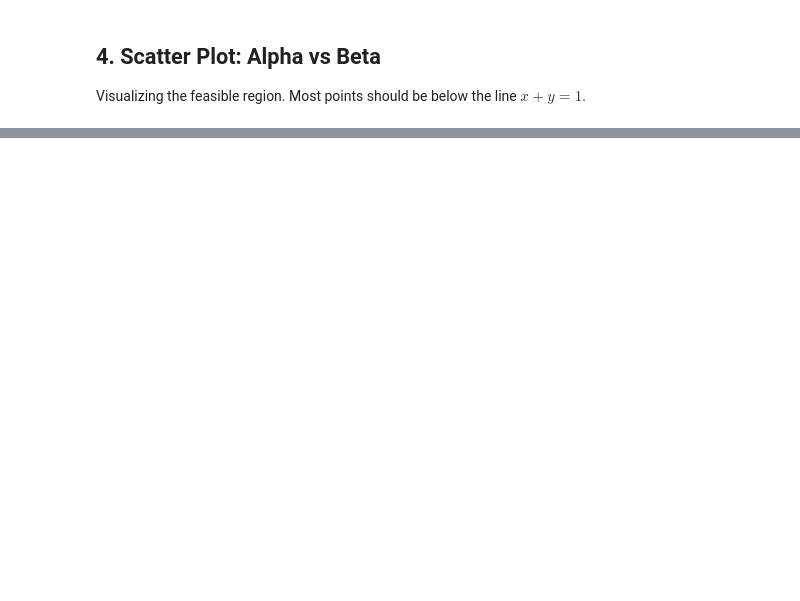
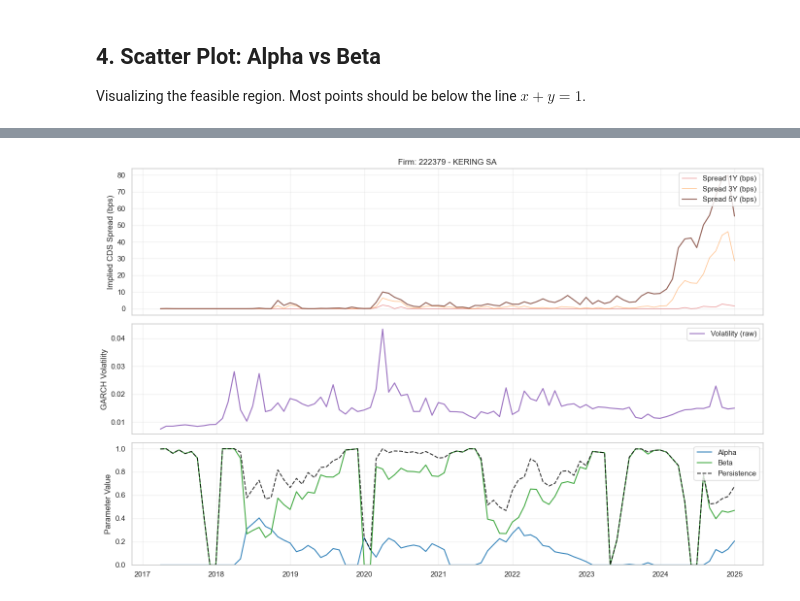
Before and after one commit to ChaseW3/Seminar-QF, a Jupyter notebook: Seminar QF/notebooks/garch_parameter_analysis.ipynb, the cells around one changed output, grey strips where cells are left out. Drawn from its saved outputs; the diff is of its cells as text; code cells hidden in the pictures; blank space fills up the shorter version.

```diff
--- a/Seminar QF/notebooks/garch_parameter_analysis.ipynb
+++ b/Seminar QF/notebooks/garch_parameter_analysis.ipynb
@@ -140,0 +295,84 @@ plt.show()
+# %%
+required_cols = ['gvkey', 'date', 'mc_garch_implied_spread_1y', 'mc_garch_implied_spread_3y', 'mc_garch_implied_spread_5y']
+
+if mc_df.empty or not set(required_cols).issubset(set(mc_df.columns)):
+    print("Monte Carlo implied spread columns are missing. Skipping combined plot.")
+else:
+    mc_plot = mc_df[required_cols].copy()
+    mc_plot['gvkey_str'] = mc_plot['gvkey'].astype(str)
+
+    # File stores spreads as decimal rates (0.01 = 100 bps). Convert for readable plots.
+    SPREAD_TO_BPS = 10000
+    for col in ['mc_garch_implied_spread_1y', 'mc_garch_implied_spread_3y', 'mc_garch_implied_spread_5y']:
+        mc_plot[col] = mc_plot[col] * SPREAD_TO_BPS
+
+    vol_plot = vol_df.copy() if not vol_df.empty else pd.DataFrame(columns=['gvkey', 'date', 'garch_volatility'])
+    if not vol_plot.empty:
+        vol_plot['gvkey_str'] = vol_plot['gvkey'].astype(str)
+
+    MAX_FIRMS_TO_PLOT = 4
+    firms_to_plot = sample_firms[:MAX_FIRMS_TO_PLOT]
+
+    if len(sample_firms) > MAX_FIRMS_TO_PLOT:
+        print(f"Showing first {MAX_FIRMS_TO_PLOT} firms for readability. Edit MAX_FIRMS_TO_PLOT to change this.")
+    print("Spread unit conversion applied: decimal rate -> bps (x10,000)")
+    print("Note: spread/parameter alignment uses overlap dates (parameter dates ∩ Monte Carlo dates).")
+
+    for gvkey in firms_to_plot:
+        param_data = df[df['gvkey_str'] == gvkey].sort_values('date')
+        spread_data = mc_plot[mc_plot['gvkey_str'] == gvkey].sort_values('date')
+
+        merged = param_data[['date', 'alpha', 'beta', 'persistence', 'firm_name']].merge(
+            spread_data[['date', 'mc_garch_implied_spread_1y', 'mc_garch_implied_spread_3y', 'mc_garch_implied_spread_5y']],
+            on='date',
+            how='inner'
+        )
+
+        if not vol_plot.empty:
+            firm_vol = vol_plot[vol_plot['gvkey_str'] == gvkey][['date', 'garch_volatility']].sort_values('date')
+            merged = merged.merge(firm_vol, on='date', how='left')
+        else:
+            merged['garch_volatility'] = np.nan
+
+        firm_name = param_data['firm_name'].dropna().iloc[0] if param_data['firm_name'].notna().any() else 'Unknown Name'
+        non_null_vol = merged['garch_volatility'].notna().sum()
+        print(f"{gvkey} - {firm_name}: spread rows={len(spread_data)}, parameter rows={len(param_data)}, overlap rows={len(merged)}, volatility points={non_null_vol}")
+
+        if merged.empty:
+            print(f"No overlapping spread/parameter dates for {gvkey} - {firm_name}")
+            continue
+
+        fig, (ax_top, ax_mid, ax_bottom) = plt.subplots(
+            3, 1, figsize=(14, 9), sharex=True, gridspec_kw={'height_ratios': [1.2, 0.9, 1]}
+        )
+
+        # Top: implied CDS spreads
+        ax_top.plot(merged['date'], merged['mc_garch_implied_spread_1y'], label='Spread 1Y (bps)', color='tab:red', alpha=0.45, linewidth=1.1)
+        ax_top.plot(merged['date'], merged['mc_garch_implied_spread_3y'], label='Spread 3Y (bps)', color='tab:orange', alpha=0.45, linewidth=1.1)
+        ax_top.plot(merged['date'], merged['mc_garch_implied_spread_5y'], label='Spread 5Y (bps)', color='tab:brown', alpha=0.9, linewidth=1.6)
+        ax_top.set_ylabel('Implied CDS Spread (bps)')
+        ax_top.grid(True, alpha=0.3)
+        ax_top.legend(loc='upper right')
+        ax_top.set_title(f"Firm: {gvkey} - {firm_name}")
+
+        # Middle: model volatility
+        if merged['garch_volatility'].notna().any():
+            ax_mid.plot(merged['date'], merged['garch_volatility'], color='tab:purple', alpha=0.9, linewidth=1.6, label='Volatility (raw)')
+            ax_mid.legend(loc='upper right')
+        else:
+            ax_mid.text(0.5, 0.5, 'No overlapping volatility data', transform=ax_mid.transAxes, ha='center', va='center', fontsize=10)
+        ax_mid.set_ylabel('GARCH Volatility')
+        ax_mid.grid(True, alpha=0.3)
+
+        # Bottom: parameters
+        ax_bottom.plot(merged['date'], merged['alpha'], label='Alpha', color='tab:blue', alpha=0.9)
+        ax_bottom.plot(merged['date'], merged['beta'], label='Beta', color='tab:green', alpha=0.9)
+        ax_bottom.plot(merged['date'], merged['persistence'], label='Persistence', color='black', linestyle='--', alpha=0.8)
+        ax_bottom.set_ylabel('Parameter Value')
+        ax_bottom.set_ylim(0, 1.05)
+        ax_bottom.grid(True, alpha=0.3)
+        ax_bottom.legend(loc='upper right')
+
+        plt.tight_layout()
+        plt.show()
+# %% [output]
@@ -140,0 +383 @@ plt.show()
+[figure, added]
```
Also changed, not shown: parts of 15 cells of this notebook.
